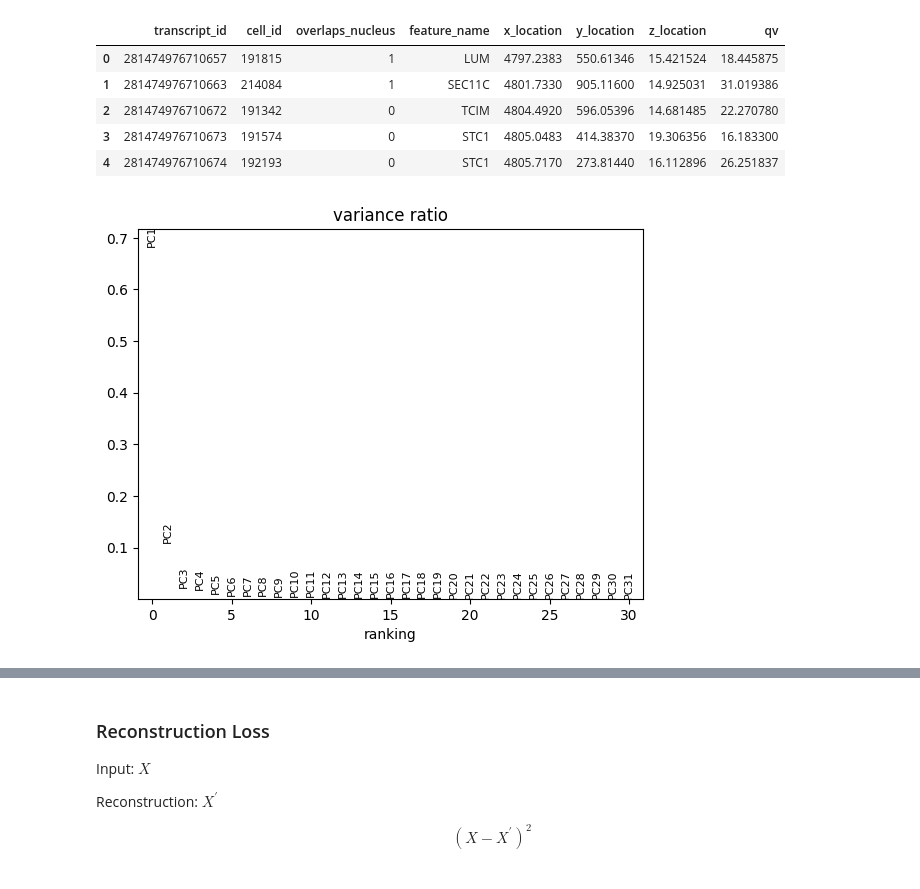
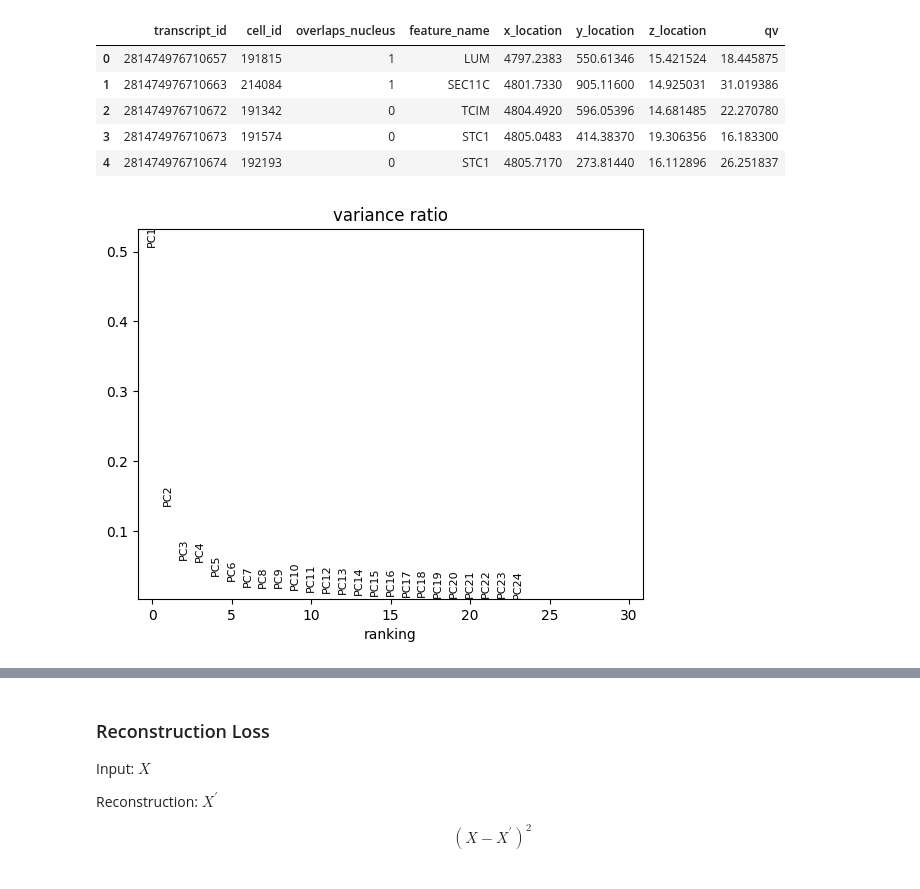
Before and after one commit to prob-ml/XeniumCluster, a Jupyter notebook: texture_grad_optuna.ipynb, the cells around one changed output, grey strips where cells are left out. Cells and saved outputs as stored; diff of their text form; code cells hidden in the pictures.

```diff
--- a/texture_grad_optuna.ipynb
+++ b/texture_grad_optuna.ipynb
@@ -46,13 +46,14 @@ HIGHLY_VARIABLE = False
 clustering.normalize_counts(clustering.xenium_spot_data)
 # %%
 HIGHLY_VARIABLE = True
-clustering.filter_only_high_variable_genes(clustering.xenium_spot_data)
+NUM_GENES = 25
+clustering.filter_only_high_variable_genes(clustering.xenium_spot_data, n_top_genes=NUM_GENES)
 # generate the neigborhood graph based on pca
 sc.tl.pca(clustering.xenium_spot_data, svd_solver='arpack')
 sc.pl.pca_variance_ratio(clustering.xenium_spot_data)
 clustering.xenium_spot_data = clustering.xenium_spot_data[:,clustering.xenium_spot_data.var.highly_variable==True]
 # %% [output]
-[figure, old version]
+[figure, new version]
 # %%
 clustering.xenium_spot_data.var, clustering.xenium_spot_data.var.shape
 # %% [output]
```
Also changed, not shown: parts of 18 cells of this notebook, 8 other files.
